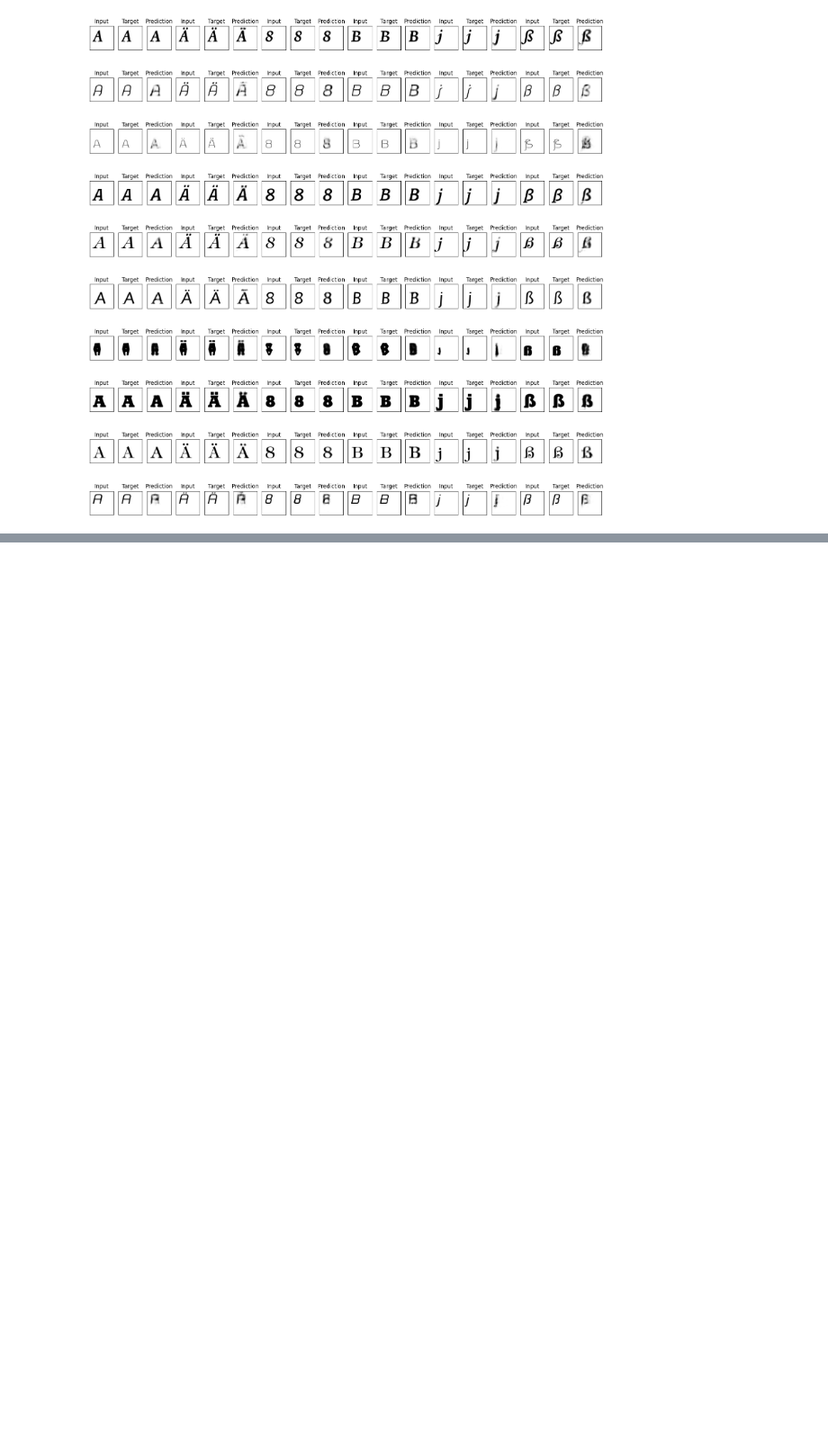
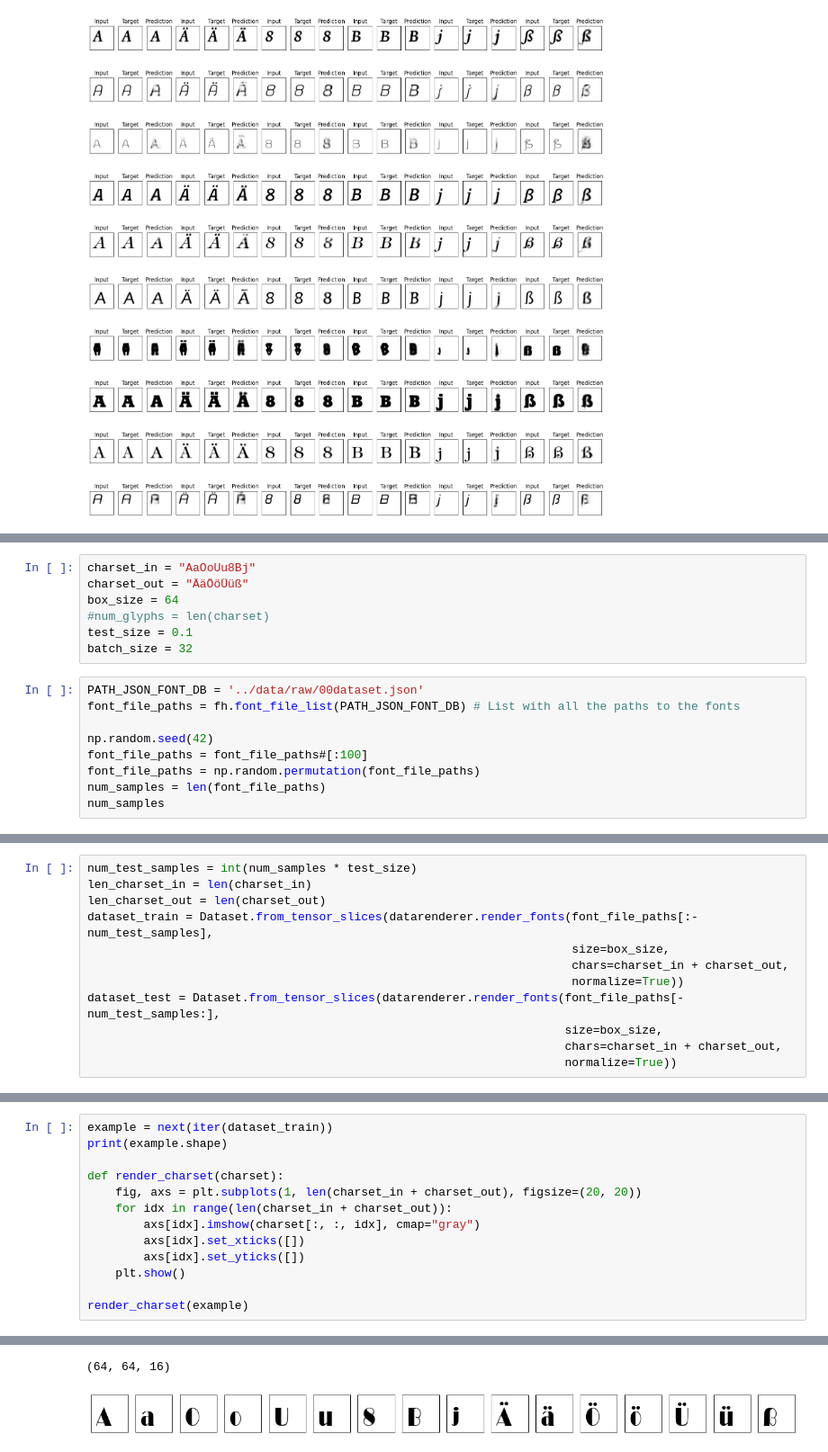
Before and after one commit to Johannes-Schall/AI_Font_Generator, a Jupyter notebook: notebooks/first_model_just_with_AÄ.ipynb, the cells around one changed output, grey strips where cells are left out. Shown at 90% size. Saved outputs shown, nothing was run; the diff lists cells and outputs as text; blank space fills up the shorter version.

```diff
--- a/notebooks/first_model_just_with_AÄ.ipynb
+++ b/notebooks/first_model_just_with_AÄ.ipynb
@@ -310,0 +302,16 @@ batch_size: 64
+# %%
+charset_in = "AaOoUu8Bj"
+charset_out = "ÄäÖöÜüß"
+box_size = 64
+#num_glyphs = len(charset)
+test_size = 0.1
+batch_size = 32
+# %%
+PATH_JSON_FONT_DB = '../data/raw/00dataset.json'
+font_file_paths = fh.font_file_list(PATH_JSON_FONT_DB) # List with all the paths to the fonts
+
+np.random.seed(42)
+font_file_paths = font_file_paths#[:100]
+font_file_paths = np.random.permutation(font_file_paths)
+num_samples = len(font_file_paths)
+num_samples
@@ -310,0 +322,12 @@ batch_size: 64
+# %%
+num_test_samples = int(num_samples * test_size)
+len_charset_in = len(charset_in)
+len_charset_out = len(charset_out)
+dataset_train = Dataset.from_tensor_slices(datarenderer.render_fonts(font_file_paths[:-num_test_samples],
+                                                                     size=box_size,
+                                                                     chars=charset_in + charset_out,
+                                                                     normalize=True))
+dataset_test = Dataset.from_tensor_slices(datarenderer.render_fonts(font_file_paths[-num_test_samples:],
+                                                                    size=box_size,
+                                                                    chars=charset_in + charset_out,
+                                                                    normalize=True))
@@ -310,0 +351,14 @@ batch_size: 64
+# %%
+example = next(iter(dataset_train))
+print(example.shape)
+
+def render_charset(charset):
+    fig, axs = plt.subplots(1, len(charset_in + charset_out), figsize=(20, 20))
+    for idx in range(len(charset_in + charset_out)):
+        axs[idx].imshow(charset[:, :, idx], cmap="gray")
+        axs[idx].set_xticks([])
+        axs[idx].set_yticks([])
+    plt.show()
+
+render_charset(example)
+# %% [output]
@@ -310,0 +366,2 @@ batch_size: 64
+(64, 64, 16)
+[figure, added]
```
Also changed, not shown: parts of 25 cells of this notebook, 22 other files.
